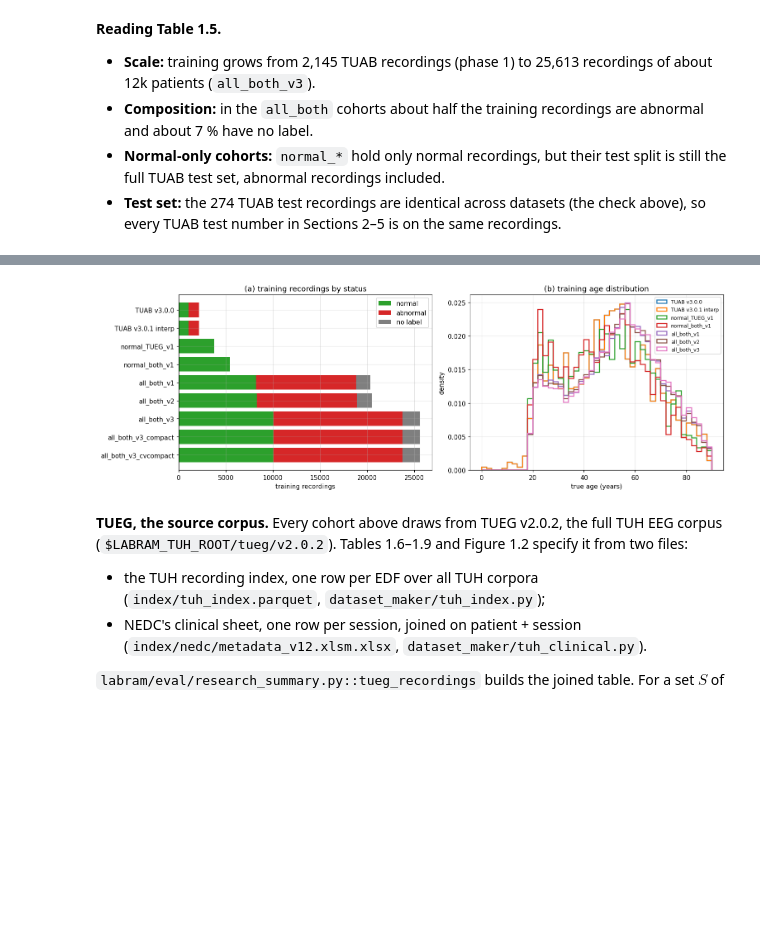
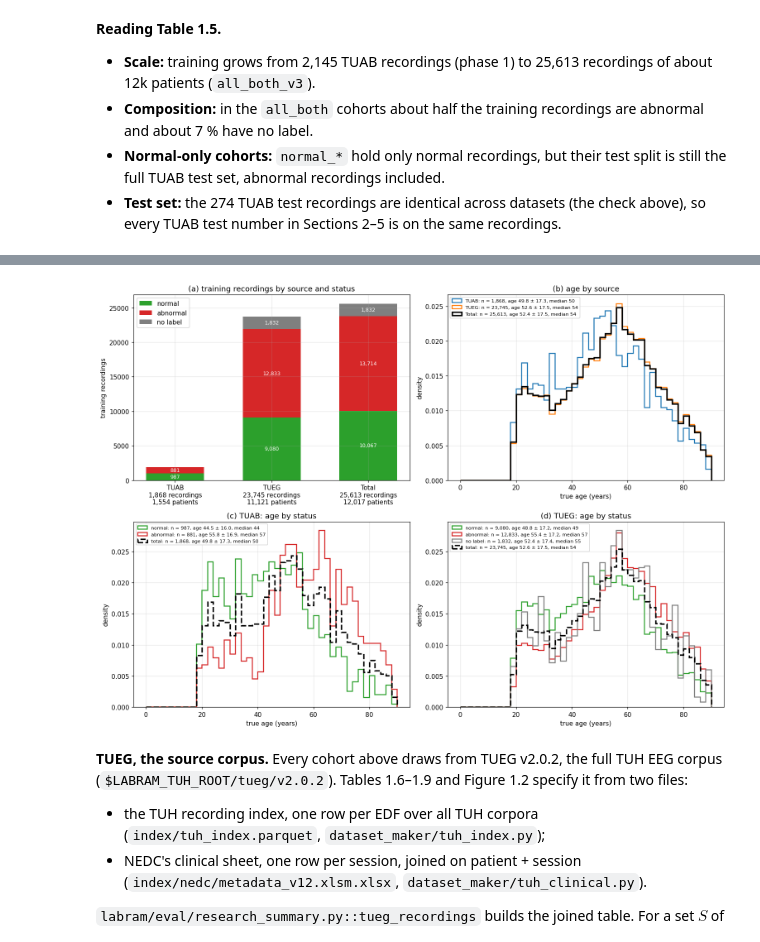
Before and after one commit to Neuro-Clalit/LaBraM, a Jupyter notebook: notebooks/brain_age_research_summary.ipynb, the cells around one changed output, grey strips where cells are left out. Cells and saved outputs as stored; diff of their text form; code cells hidden in the pictures; blank space fills up the shorter version.

```diff
--- a/notebooks/brain_age_research_summary.ipynb
+++ b/notebooks/brain_age_research_summary.ipynb
@@ -526,42 +538,56 @@ Data volume required.
 # %%
-if HAVE_TUH:
-    fig, axes = plt.subplots(1, 2, figsize=(14, 4.8))
-    tr = table_1_2.xs("train", level="split")
-    order = [n for n, *_ in DATASETS]
-    tr = tr.reindex(order)
-    left = np.zeros(len(tr))
-    for col, color in (("normal", "tab:green"), ("abnormal", "tab:red"), ("no label", "tab:gray")):
-        axes[0].barh(range(len(tr)), tr[col], left=left, color=color, label=col)
-        left += tr[col].to_numpy()
-    axes[0].set_yticks(range(len(tr)), tr.index)
-    axes[0].invert_yaxis()
-    axes[0].set_xlabel("training recordings")
-    axes[0].legend(loc="upper right")
-    axes[0].set_title("training recordings by status")
+if HAVE_TUH and HAVE_TUEG:
+    tr = pd.read_parquet(os.path.join(TUH, "cohorts/all_both_v3/cohort.parquet")).query("split == 'train'").copy()
+    tr["status"] = tr.stem.map(tueg.drop_duplicates("stem").set_index("stem").status)
+    tr["source"] = np.where(tr.corpora.str.contains("tuab"), "TUAB", "TUEG")
+    SC = {"normal": "tab:green", "abnormal": "tab:red", "no label": "tab:gray"}
+    SRC = {"TUAB": "tab:blue", "TUEG": "tab:orange", "Total": "k"}
+    groups = {"TUAB": tr[tr.source == "TUAB"], "TUEG": tr[tr.source == "TUEG"], "Total": tr}
+
+    def lab(name, d):
+        return f"{name}: n = {len(d):,}, age {d.age.mean():.1f} ± {d.age.std(ddof=1):.1f}, median {d.age.median():.0f}"
+
+    fig, axes = plt.subplots(2, 2, figsize=(14, 10))
+    ax = axes[0, 0]
+    x = np.arange(len(groups))
+    bottom = np.zeros(len(groups))
+    for status, col in SC.items():
+        vals = np.array([(g.status == status).sum() for g in groups.values()])
+        ax.bar(x, vals, bottom=bottom, color=col, label=status, width=0.6)
+        for xi, (v, b) in enumerate(zip(vals, bottom)):
+            if v:
+                ax.text(xi, b + v / 2, f"{v:,}", ha="center", va="center", fontsize=8, color="w")
+        bottom += vals
+    ax.set_xticks(x, [f"{k}\n{len(g):,} recordings\n{g.subject.nunique():,} patients" for k, g in groups.items()])
+    ax.set_ylabel("training recordings")
+    ax.set_title("training recordings by source and status")
+    ax.legend(loc="upper left")
     bins = np.arange(0, 92, 2)
-    for name, _, path, _, _ in DATASETS:
-        if name in ("all_both_v3_compact", "all_both_v3_cvcompact"):
-            continue
-        d = os.path.join(TUH, path)
-        if os.path.exists(os.path.join(d, "cohort.parquet")):
-            c = pd.read_parquet(os.path.join(d, "cohort.parquet"))
-            ages = c.age[c.split == "train"]
-        else:
-            meta = json.load(open(os.path.join(d, "age_metadata.json")))["recordings"]
-            files = json.load(open(os.path.join(d, "age_split.json")))["files"]["train"]
-            stems = {os.path.basename(f).rsplit("_", 1)[0] for f in files}
-            ages = pd.Series([meta[s]["age"] for s in stems if s in meta])
-        axes[1].hist(ages, bins=bins, density=True, histtype="step", lw=1.6, label=name)
-    axes[1].set_xlabel("true age (years)")
-    axes[1].set_ylabel("density")
-    axes[1].legend(fontsize=8)
-    axes[1].set_title("training age distribution")
-    panel_labels(axes)
+    ax = axes[0, 1]
+    for name, d in groups.items():
+        ax.hist(d.age, bins=bins, density=True, histtype="step", lw=2.2 if name == "Total" else 1.6,
+                color=SRC[name], label=lab(name, d))
+    ax.set_title("age by source")
+    for ax, src_name in ((axes[1, 0], "TUAB"), (axes[1, 1], "TUEG")):
+        d = groups[src_name]
+        for status, col in SC.items():
+            s = d[d.status == status]
+            if len(s):
+                ax.hist(s.age, bins=bins, density=True, histtype="step", lw=1.6, color=col, label=lab(status, s))
+        ax.hist(d.age, bins=bins, density=True, histtype="step", lw=2.2, color="k", ls="--", label=lab("total", d))
+        ax.set_title(f"{src_name}: age by status")
+    for ax in (axes[0, 1], axes[1, 0], axes[1, 1]):
+        ax.set_xlabel("true age (years)")
+        ax.set_ylabel("density")
+        ax.legend(fontsize=7.5, loc="upper left")
+    fig.tight_layout()
+    panel_labels(list(axes.ravel()))
     assert_max_columns(fig)
-    fig.tight_layout()
     plt.show()
+else:
+    print("TUH data volume not found: Figure 1.1 skipped.")
 # %% [output]
-[figure, old version]
+[figure, new version]
 # %% [markdown]
 **TUEG, the source corpus.** Every cohort above draws from TUEG v2.0.2, the full TUH EEG corpus
 (`$LABRAM_TUH_ROOT/tueg/v2.0.2`). Tables 1.6–1.9 and Figure 1.2 specify it from two files:
```
Also changed, not shown: parts of 2 cells of this notebook, 1 other file.
